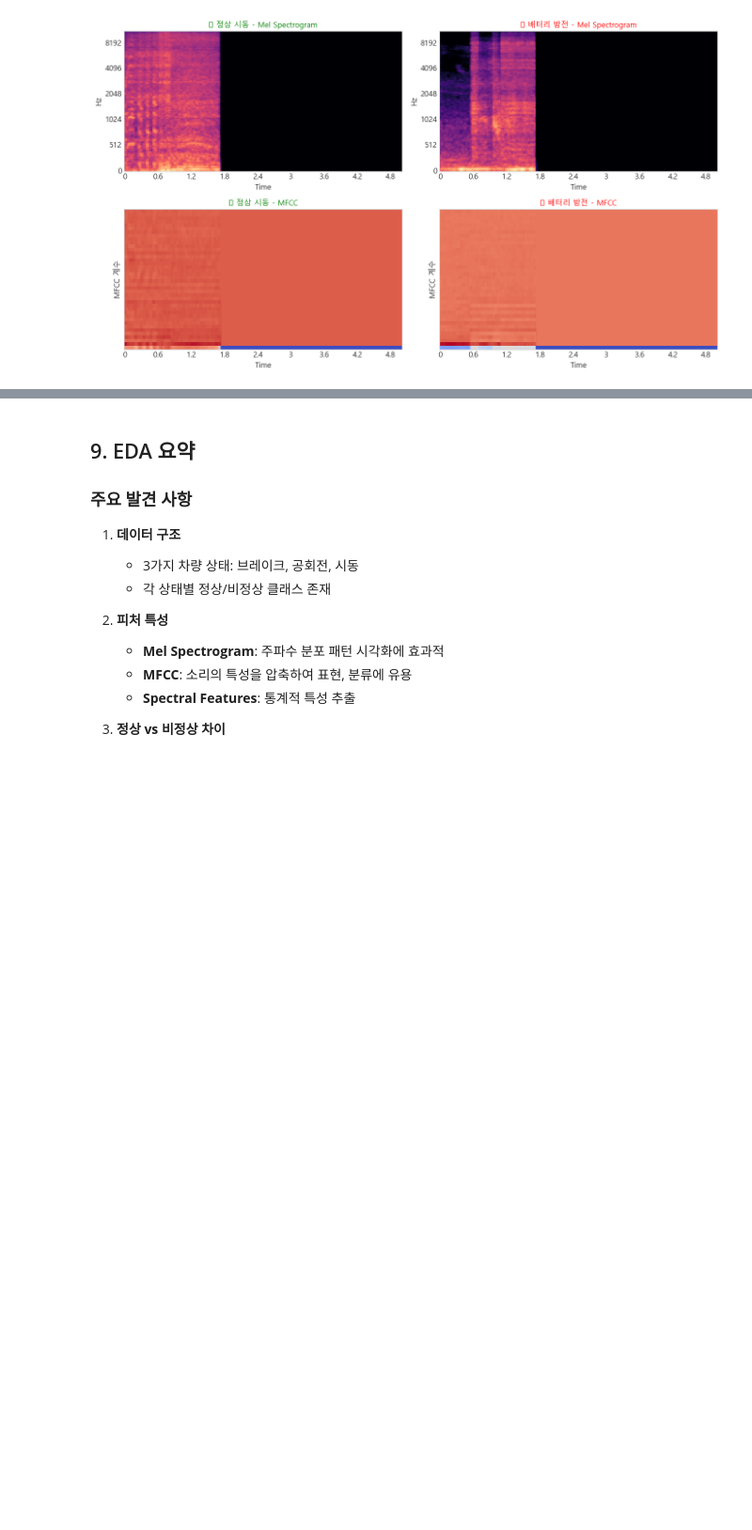
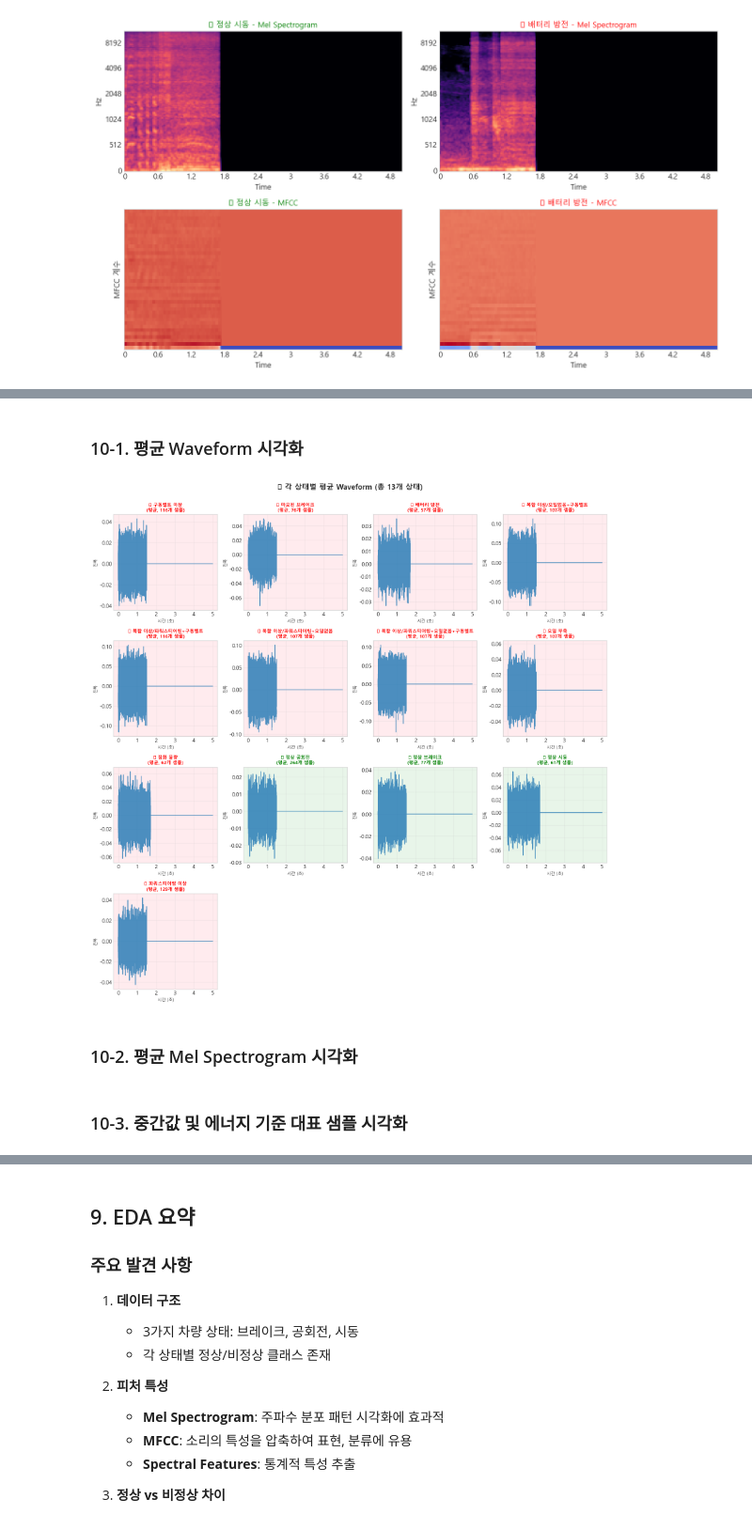
Before and after one commit to kkch1012/Sound_Project, a Jupyter notebook: notebooks/01_EDA.ipynb, the cells around one changed output, grey strips where cells are left out. Shown at 94% size. Drawn from its saved outputs; the diff is of its cells as text; code cells hidden in the pictures; blank space fills up the shorter version.

```diff
--- a/notebooks/01_EDA.ipynb
+++ b/notebooks/01_EDA.ipynb
@@ -769,0 +1068,58 @@ compare_features(
+# %% [markdown]
+### 10-1. 평균 Waveform 시각화
+# %%
+# ============================================================
+# 평균 Waveform 시각화
+# ============================================================
+
+num_states = len(state_averages)
+n_cols = 4
+n_rows = (num_states + n_cols - 1) // n_cols
+
+fig, axes = plt.subplots(n_rows, n_cols, figsize=(16, 4*n_rows))
+axes = axes.flatten() if n_rows > 1 else [axes] if n_cols == 1 else axes.flatten()
+
+for idx, (name, data) in enumerate(sorted(state_averages.items())):
+    if idx >= len(axes):
+        break
+
+    avg_waveform = data['avg_waveform']
+    sr = data['sample_rate']
+    num_samples = data['num_samples']
+
+    # 시간 축 생성 (최대 2초까지만)
+    max_time = min(2.0, len(avg_waveform) / sr)
+    max_samples = int(max_time * sr)
+    time_axis = np.linspace(0, max_time, max_samples)
+    waveform_to_plot = avg_waveform[:max_samples]
+
+    # Waveform 시각화
+    axes[idx].plot(time_axis, waveform_to_plot, alpha=0.8, linewidth=1.5)
+
+    # 정상/비정상 색상 구분
+    if '정상' in name:
+        axes[idx].set_facecolor('#E8F5E9')
+        title_color = 'green'
+    else:
+        axes[idx].set_facecolor('#FFEBEE')
+        title_color = 'red'
+
+    axes[idx].set_title(f'📊 {name}\n(평균, {num_samples}개 샘플)',
+                        fontsize=10, fontweight='bold', color=title_color)
+    axes[idx].set_xlabel('시간 (초)', fontsize=9)
+    axes[idx].set_ylabel('진폭', fontsize=9)
+    axes[idx].set_xlim(0, 2.0)  # 최대 2초까지만 표시
+    axes[idx].grid(alpha=0.3)
+
+# 사용하지 않는 subplot 숨기기
+for idx in range(len(state_averages), len(axes)):
+    axes[idx].axis('off')
+
+plt.suptitle(f'📊 각 상태별 평균 Waveform (총 {num_states}개 상태)',
+             fontsize=16, fontweight='bold', y=1.0)
+plt.tight_layout()
+plt.show()
+# %% [output]
+[figure, added]
+# %% [markdown]
+### 10-2. 평균 Mel Spectrogram 시각화
@@ -769,0 +1178,2 @@ compare_features(
+# %% [markdown]
+### 10-3. 중간값 및 에너지 기준 대표 샘플 시각화
```
Also changed, not shown: parts of 17 cells of this notebook.
